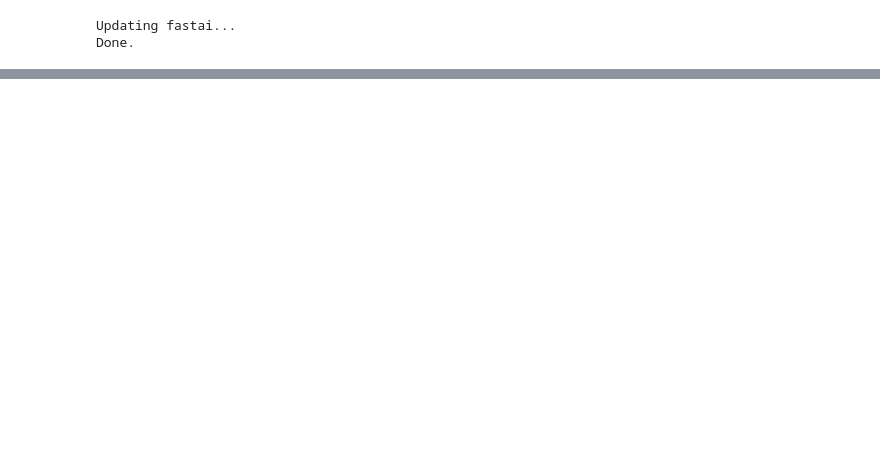
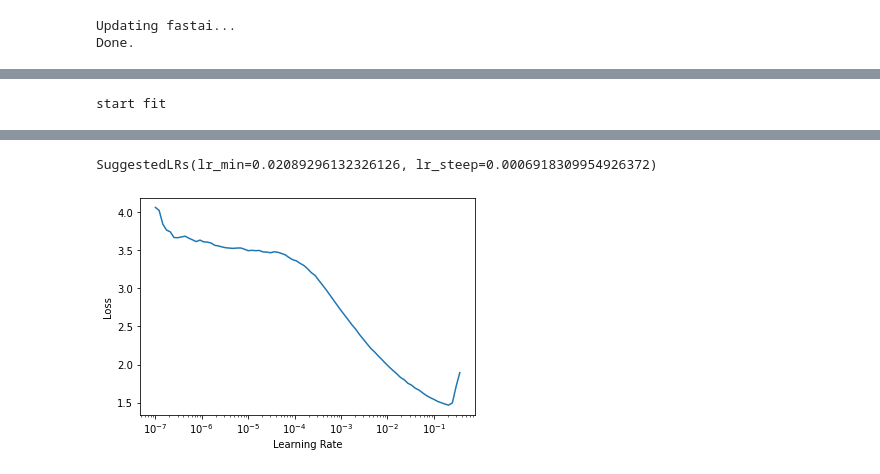
Before and after one commit to butchland/fastai_xla_extensions, a Jupyter notebook: nbs/03d_multi_core.lr_find.ipynb, the cells around one changed output, grey strips where cells are left out. Drawn from its saved outputs; the diff is of its cells as text; code cells hidden in the pictures; blank space fills up the shorter version.

Commit message:
Fix bug on xla lr find resource exhaustion

```diff
--- a/nbs/03d_multi_core.lr_find.ipynb
+++ b/nbs/03d_multi_core.lr_find.ipynb
@@ -614,0 +460,6 @@ learner.xla_fit_one_cycle(5, lr_max=slice(0.026))
+# %%
+#colab
+%%time
+learner.xla_lr_find()
+# %% [output]
+start fit
@@ -614,0 +469,2 @@ learner.xla_fit_one_cycle(5, lr_max=slice(0.026))
+SuggestedLRs(lr_min=0.02089296132326126, lr_steep=0.0006918309954926372)
+[figure, added]
```
Also changed, not shown: parts of 67 cells of this notebook.
